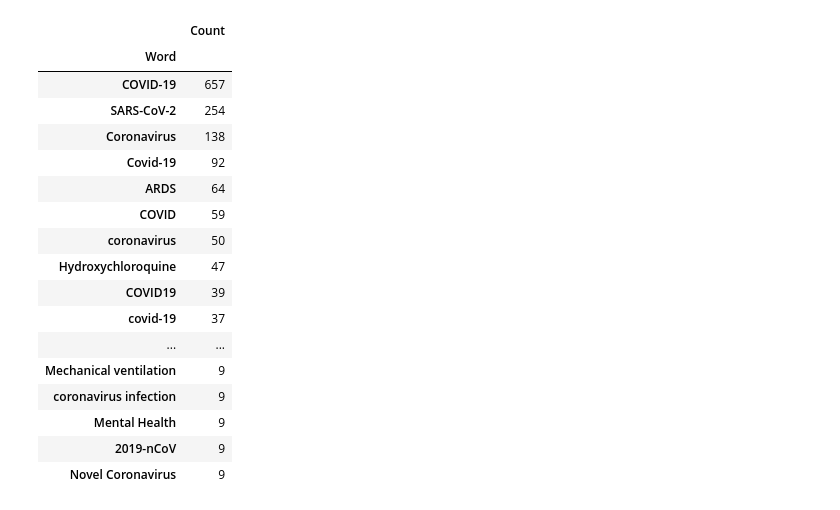
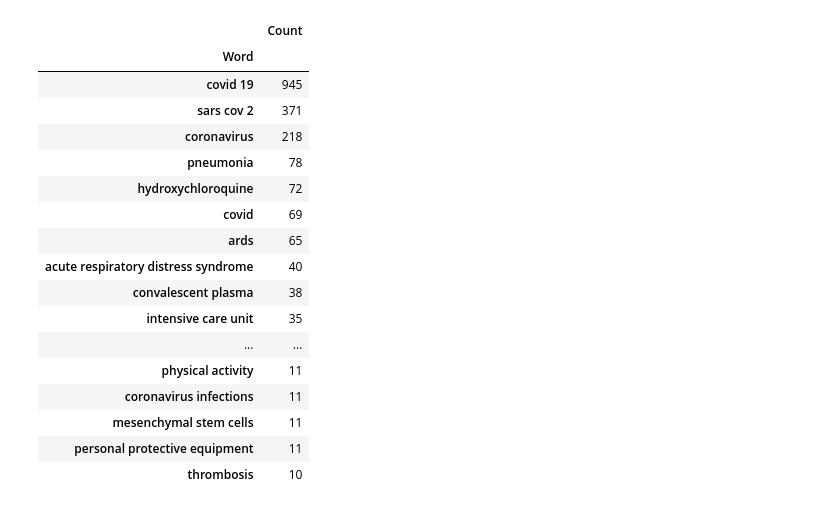
Before and after one commit to nick-nasse/pyd-pyper, a Jupyter notebook: COVID_DATE.ipynb, the cells around one changed output. Saved outputs shown, nothing was run; the diff lists cells and outputs as text; code cells hidden in the pictures.

```diff
--- a/COVID_DATE.ipynb
+++ b/COVID_DATE.ipynb
@@ -417,32 +421,49 @@ Keywords
 # %%
 all_words = pd.DataFrame()
 wordsList = []
 for k in Keywords['Keyword']:
     for word in k:
-        wordsList.append(word)
+        new_word = word.lower()
+        new_word = new_word.replace('-', ' ')
+        if new_word == 'covid19':
+            new_word = 'covid 19'
+        elif new_word == 'coronavirus disease 2019':
+            new_word = 'covid 19'
+        elif new_word == 'sars cov2':
+            new_word = 'sars cov 2'
+        elif new_word == 'corona virus':
+            new_word = 'coronavirus'
+        elif new_word == 'icu':
+            new_word = 'intensive care unit'
+        elif new_word == 'covid 19 pneumonia':
+            wordsList.append('covid 19')
+            new_word = 'pneumonia'
+
+        wordsList.append(new_word)
+
 all_words.insert(0, 'Word', wordsList)
 
 wordsCount = all_words.pivot_table(index=['Word'], aggfunc='size')
 wordsCount = wordsCount.sort_values(ascending=False)
 wordCountDF = pd.DataFrame(wordsCount)
 wordCountDF.rename(columns={0:'Count'}, inplace=True)
 wordCountDF.head(50)
 # %% [output]
 |  | Count |
 | Word |  |
-| COVID-19 | 657 |
-| SARS-CoV-2 | 254 |
-| Coronavirus | 138 |
-| Covid-19 | 92 |
-| ARDS | 64 |
-| COVID | 59 |
-| coronavirus | 50 |
-| Hydroxychloroquine | 47 |
-| COVID19 | 39 |
-| covid-19 | 37 |
+| covid 19 | 945 |
+| sars cov 2 | 371 |
+| coronavirus | 218 |
+| pneumonia | 78 |
+| hydroxychloroquine | 72 |
+| covid | 69 |
+| ards | 65 |
+| acute respiratory distress syndrome | 40 |
+| convalescent plasma | 38 |
+| intensive care unit | 35 |
 | ... | ... |
-| Mechanical ventilation | 9 |
-| coronavirus infection | 9 |
-| Mental Health | 9 |
-| 2019-nCoV | 9 |
-| Novel Coronavirus | 9 |
+| physical activity | 11 |
+| coronavirus infections | 11 |
+| mesenchymal stem cells | 11 |
+| personal protective equipment | 11 |
+| thrombosis | 10 |
```
Also changed, not shown: parts of 19 cells of this notebook.
